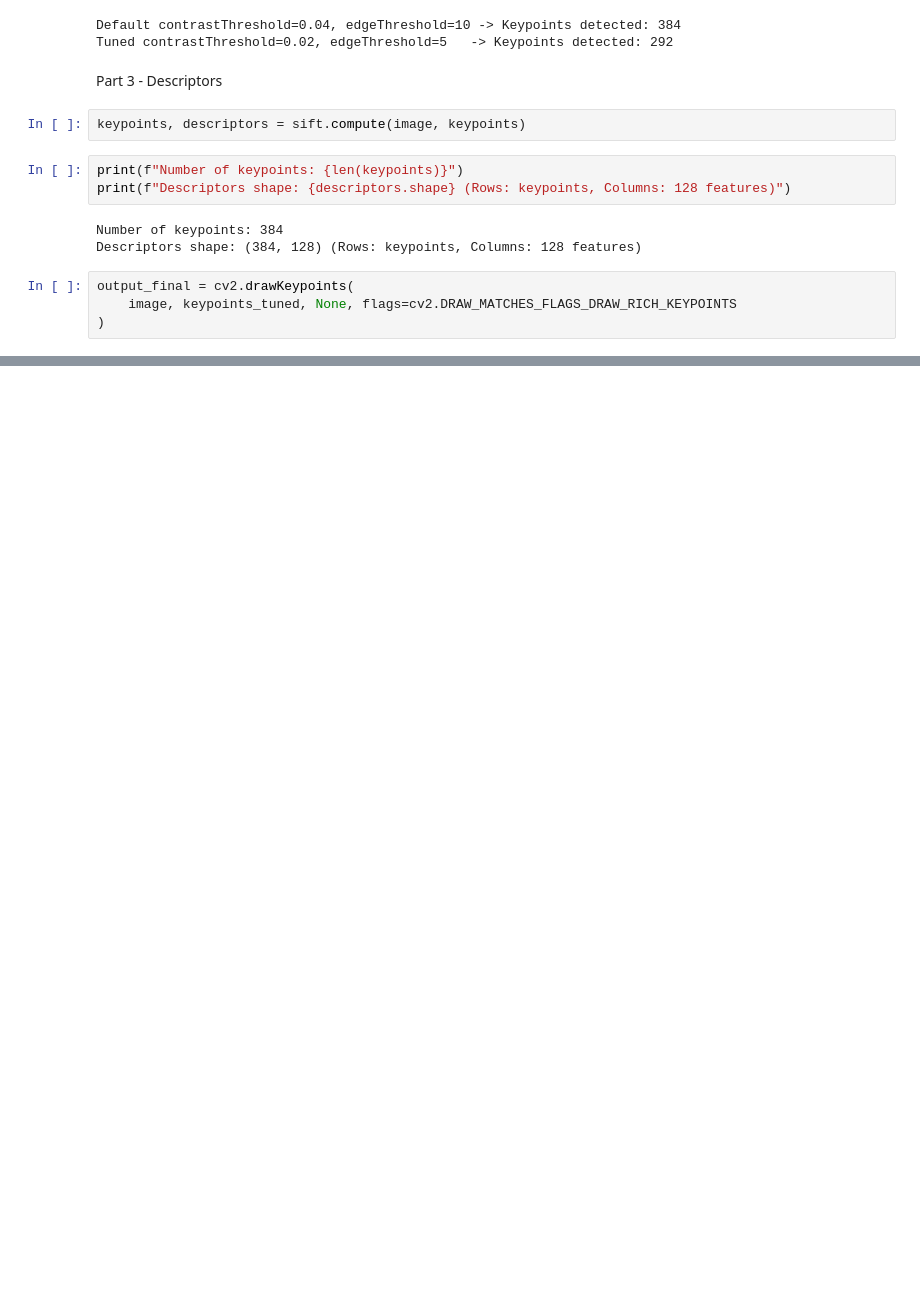
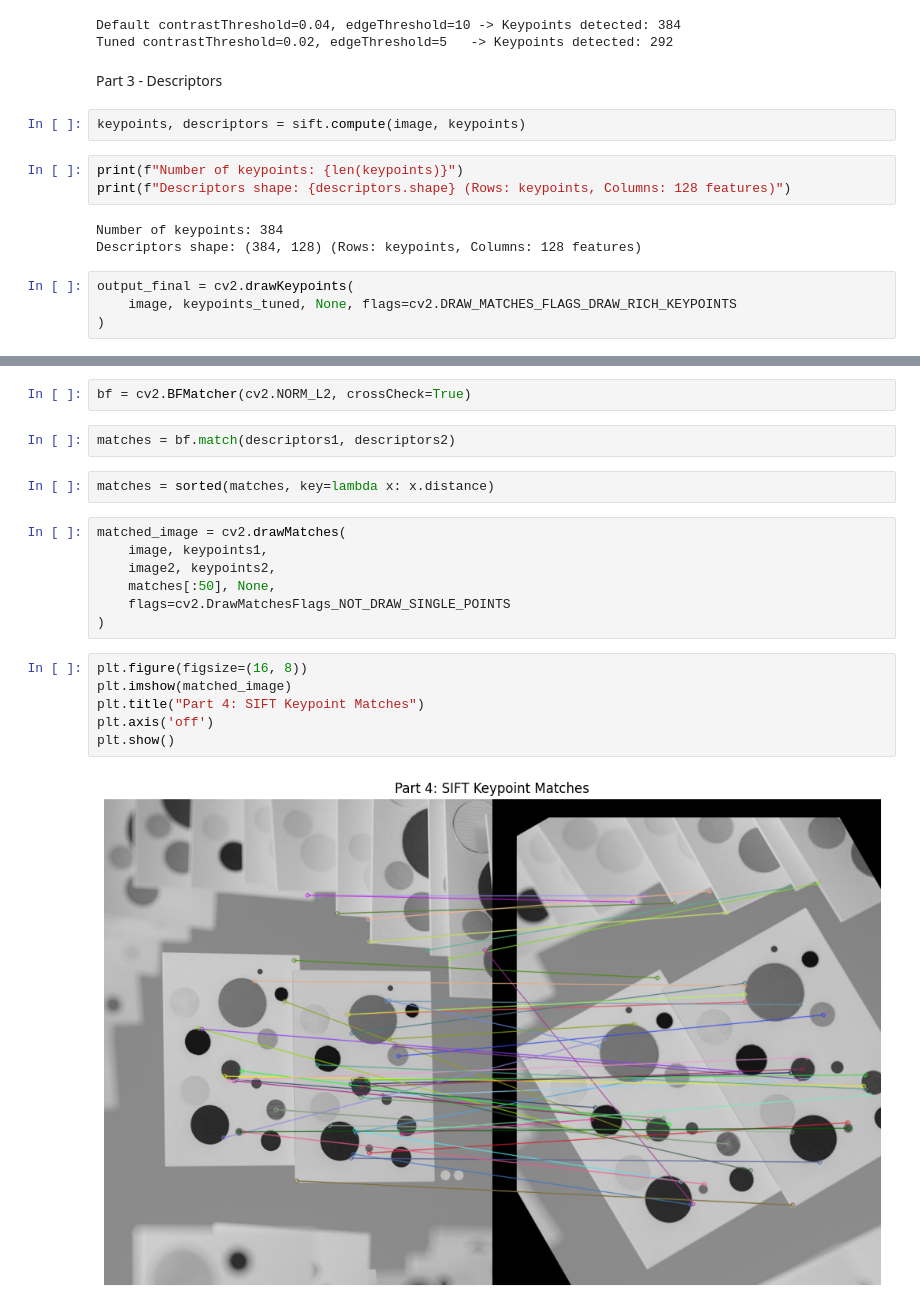
Before and after one commit to Billy-Burns/SIFTFeatureAnalysis, a Jupyter notebook: repo3Code.ipynb, the cells around one changed output, grey strips where cells are left out. Drawn from its saved outputs; the diff is of its cells as text; blank space fills up the shorter version.

Commit message:
Part 3 cont and part 4 completed

```diff
--- a/repo3Code.ipynb
+++ b/repo3Code.ipynb
@@ -102,0 +150,21 @@ plt.show()
+# %%
+bf = cv2.BFMatcher(cv2.NORM_L2, crossCheck=True)
+# %%
+matches = bf.match(descriptors1, descriptors2)
+# %%
+matches = sorted(matches, key=lambda x: x.distance)
+# %%
+matched_image = cv2.drawMatches(
+    image, keypoints1,
+    image2, keypoints2,
+    matches[:50], None,
+    flags=cv2.DrawMatchesFlags_NOT_DRAW_SINGLE_POINTS
+)
+# %%
+plt.figure(figsize=(16, 8))
+plt.imshow(matched_image)
+plt.title("Part 4: SIFT Keypoint Matches")
+plt.axis('off')
+plt.show()
+# %% [output]
+[figure, added]
```
Also changed, not shown: parts of 13 cells of this notebook, 2 other files.
